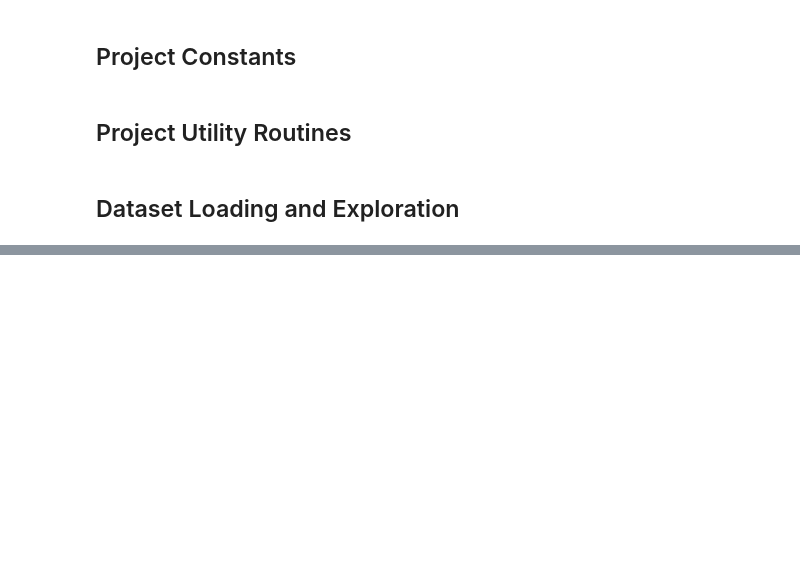
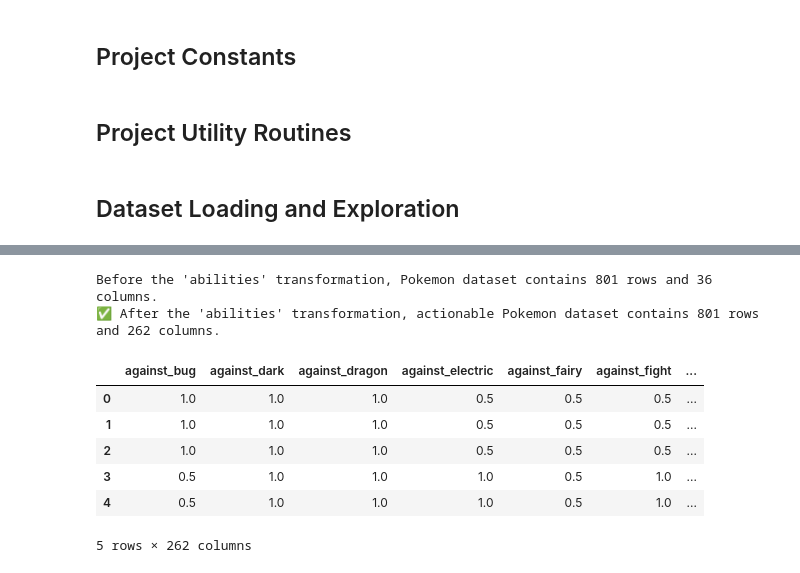
Before and after one commit to OrenChouraki06/projet-legendary-pokemon, a Jupyter notebook: legendary_pokemon_classification.ipynb, the cells around one changed output, grey strips where cells are left out. Cells and saved outputs as stored; diff of their text form; code cells hidden in the pictures; blank space fills up the shorter version.

```diff
--- a/legendary_pokemon_classification.ipynb
+++ b/legendary_pokemon_classification.ipynb
@@ -115,0 +162,10 @@ def plotCorrelationMatrix(df, graphWidth):
+# %%
+# features
+df_features = df.drop(label_classification, axis=1)
+
+# display numerical and categorical columns
+numerical_features = df_features.select_dtypes(include=['int64', 'float64']).columns
+print(f"Numerical Features: {numerical_features}.")
+
+categorical_features = df_features.select_dtypes(include=['object']).columns
+print(f"Categorical Features: {categorical_features}.")
@@ -115,0 +333,33 @@ def plotCorrelationMatrix(df, graphWidth):
+# %%
+num_rows, num_columns = actionable_df_features.shape
+print(f"Before the 'abilities' transformation, Pokemon dataset contains {num_rows} rows and {num_columns} columns.")
+
+# Explode the multi-abilities string values into lists of abilities
+actionable_df_features['abilities'] = actionable_df_features['abilities'].apply(ast.literal_eval)
+
+# Generate a dataframe where each column represents a unique abiltity found in the previous 'abilities' column
+# join('|') temporarily transforms a list into a '|' delimiter separated string;
+# get_dummies finds all unique elements separately and builds columns with 0 or 1 values
+new_abilities = actionable_df_features['abilities'].str.join('|').str.get_dummies()
+
+# Drop the 'abilities' original column
+actionable_df_features = actionable_df_features.drop(labels=['abilities'], axis=1)
+
+# concatenate the new dataframe
+actionable_df_features = pd.concat([actionable_df_features, new_abilities], axis=1)
+
+num_rows, num_columns = actionable_df_features.shape
+print(f"✅ After the 'abilities' transformation, actionable Pokemon dataset contains {num_rows} rows and {num_columns} columns.")
+# %% [output]
+Before the 'abilities' transformation, Pokemon dataset contains 801 rows and 36 columns.
+✅ After the 'abilities' transformation, actionable Pokemon dataset contains 801 rows and 262 columns.
+# %%
+actionable_df_features.head()
+# %% [output]
+|  | against_bug | against_dark | against_dragon | against_electric | against_fairy | against_fight | ... |
+| 0 | 1.0 | 1.0 | 1.0 | 0.5 | 0.5 | 0.5 | ... |
+| 1 | 1.0 | 1.0 | 1.0 | 0.5 | 0.5 | 0.5 | ... |
+| 2 | 1.0 | 1.0 | 1.0 | 0.5 | 0.5 | 0.5 | ... |
+| 3 | 0.5 | 1.0 | 1.0 | 1.0 | 0.5 | 1.0 | ... |
+| 4 | 0.5 | 1.0 | 1.0 | 1.0 | 0.5 | 1.0 | ... |
+5 rows × 262 columns
```
Also changed, not shown: parts of 25 cells of this notebook.
